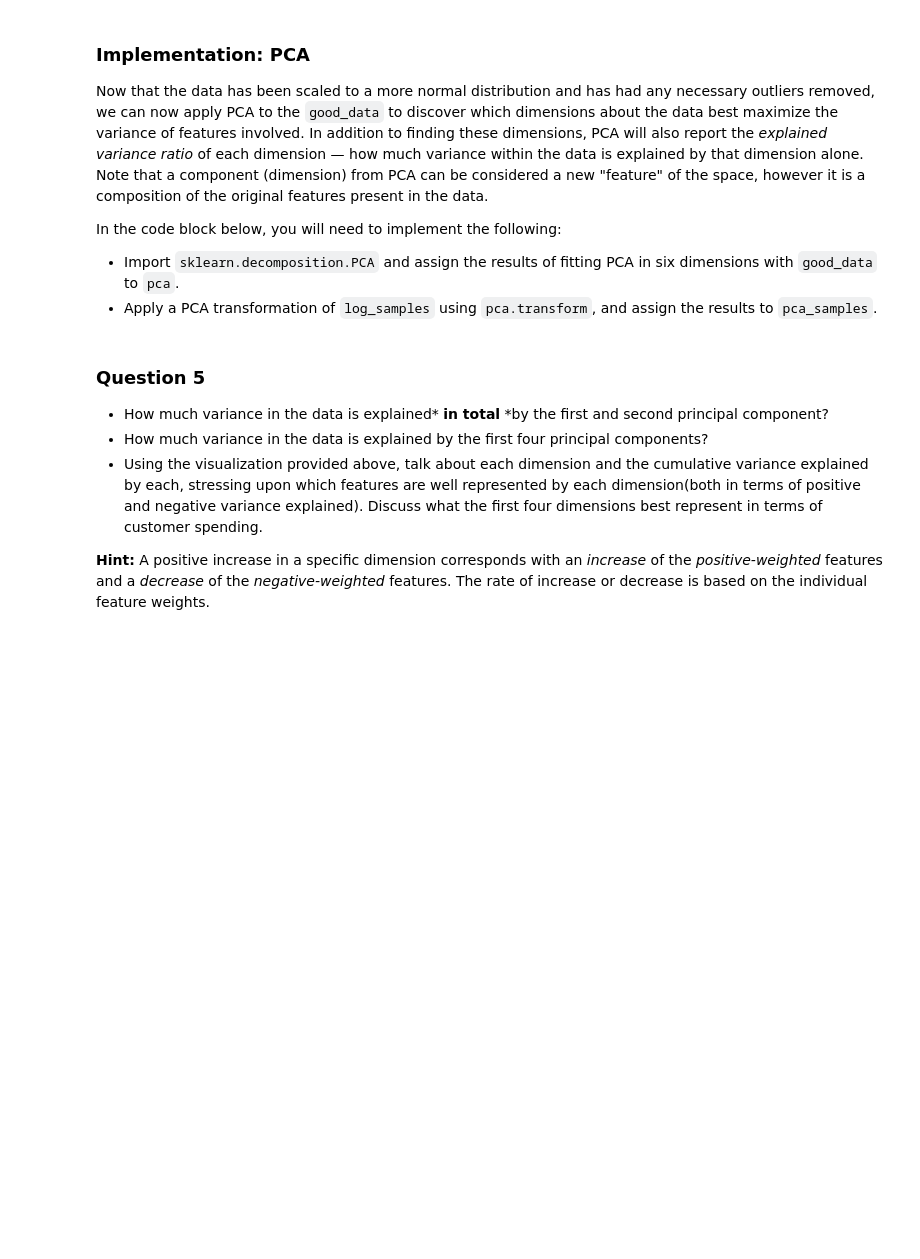
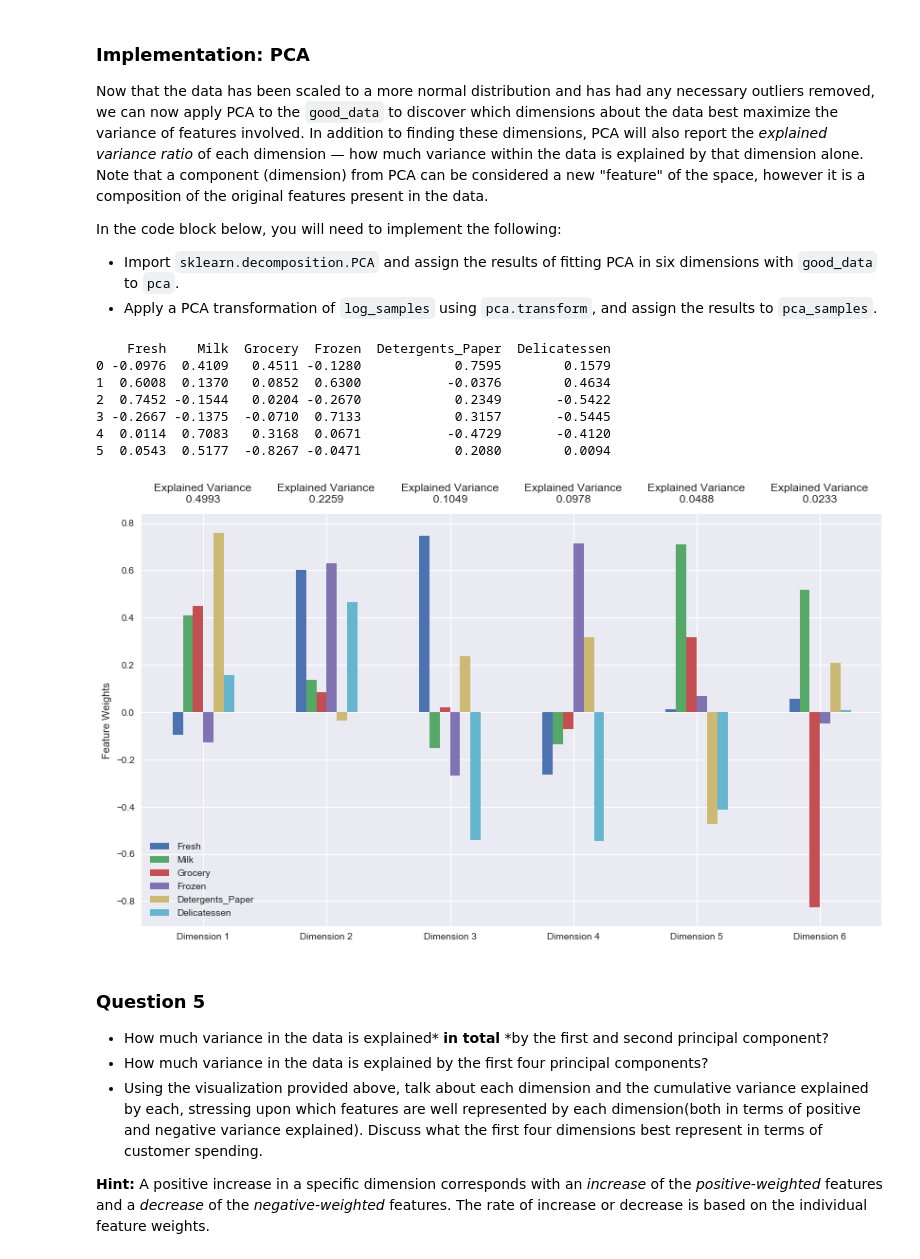
Before and after one commit to brindhasivash/customer_segments, a Jupyter notebook: customer_segments.ipynb, the cells around one changed output. Drawn from its saved outputs; the diff is of its cells as text; code cells hidden in the pictures; blank space fills up the shorter version.

```diff
--- a/customer_segments.ipynb
+++ b/customer_segments.ipynb
@@ -249,23 +270,47 @@ In the code block below, you will need to implement the following:
 Once you have performed this implementation, the dataset will be stored in the variable `good_data`.
 # %%
 # For each feature find the data points with extreme high or low values
+
 for feature in log_data.keys():
 
     # TODO: Calculate Q1 (25th percentile of the data) for the given feature
-    Q1 = None
+    Q1 = np.percentile(log_data[feature], 25)
 
     # TODO: Calculate Q3 (75th percentile of the data) for the given feature
-    Q3 = None
+    Q3 = np.percentile(log_data[feature], 75)
 
     # TODO: Use the interquartile range to calculate an outlier step (1.5 times the interquartile range)
-    step = None
+    step = 1.5 * (Q3 - Q1)
 
     # Display the outliers
     print "Data points considered outliers for the feature '{}':".format(feature)
     display(log_data[~((log_data[feature] >= Q1 - step) & (log_data[feature] <= Q3 + step))])
 
+
+
 # OPTIONAL: Select the indices for data points you wish to remove
-outliers  = []
+
+outliers = []
+for feature in log_data.keys():
+
+    Q1 = np.percentile(log_data[feature], 25)
+    Q3 = np.percentile(log_data[feature], 75)
+    IQR = Q3 - Q1
+    step = 1.5 * IQR
+
+    for ind in log_data[feature].index:
+        if ((log_data[feature][ind] < (Q1-step)) | (log_data[feature][ind] > (Q3+step))):
+            #count_outlier+=1
+            if len(outliers) == 0:
+                outliers.append(ind)
+            if (len(outliers) > 0) and (ind not in outliers):
+                outliers.append(ind)
+
+print "Number of outliers : {}".format(len(outliers))
+print "outliers : {}".format(outliers)
 
 # Remove the outliers, if any were specified
 good_data = log_data.drop(log_data.index[outliers]).reset_index(drop = True)
+log_samples = np.log(good_data)
+
+print "No of elements in good_data after removing outliers : {}".format(len(good_data))
@@ -291,13 +414,28 @@ In the code block below, you will need to implement the following:
  - Apply a PCA transformation of `log_samples` using `pca.transform`, and assign the results to `pca_samples`.
 # %%
 # TODO: Apply PCA by fitting the good data with the same number of dimensions as features
-pca = None
+from sklearn.decomposition import PCA
+pca = PCA(n_components=6)
+pca.fit(good_data)
+
+#This line is taken from visuals.py. Just to see what the components realy are
+components = pd.DataFrame(np.round(pca.components_, 4), columns = good_data.keys())
+print components
 
 # TODO: Transform log_samples using the PCA fit above
-pca_samples = None
+pca_samples = pca.transform(log_samples)
 
 # Generate PCA results plot
 pca_results = vs.pca_results(good_data, pca)
+# %% [output]
+    Fresh    Milk  Grocery  Frozen  Detergents_Paper  Delicatessen
+0 -0.0976  0.4109   0.4511 -0.1280            0.7595        0.1579
+1  0.6008  0.1370   0.0852  0.6300           -0.0376        0.4634
+2  0.7452 -0.1544   0.0204 -0.2670            0.2349       -0.5422
+3 -0.2667 -0.1375  -0.0710  0.7133            0.3157       -0.5445
+4  0.0114  0.7083   0.3168  0.0671           -0.4729       -0.4120
+5  0.0543  0.5177  -0.8267 -0.0471            0.2080        0.0094
+[figure, added]
 # %% [markdown]
 ### Question 5
 
```
Also changed, not shown: parts of 9 cells of this notebook.
